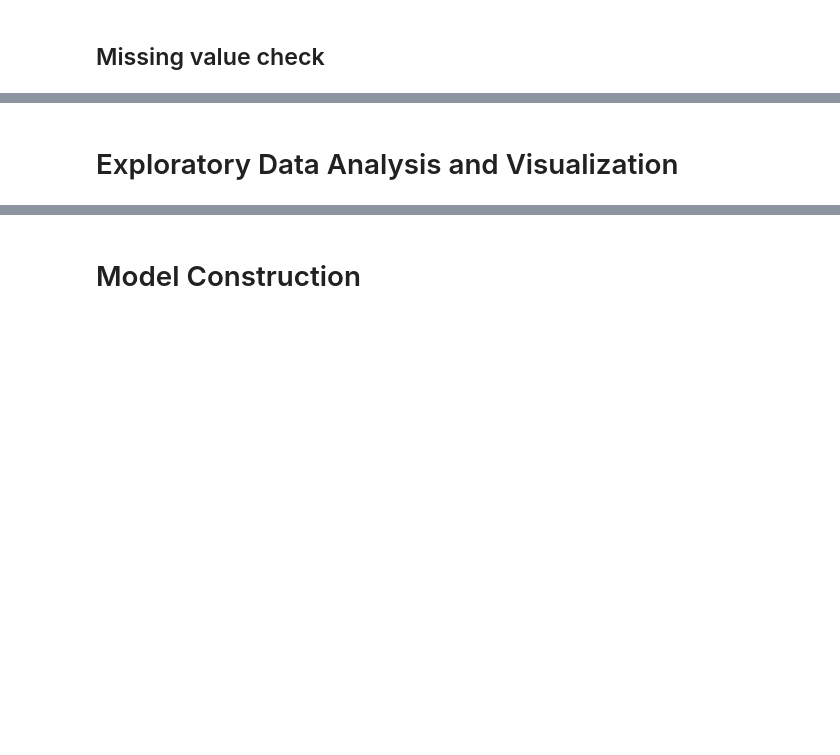
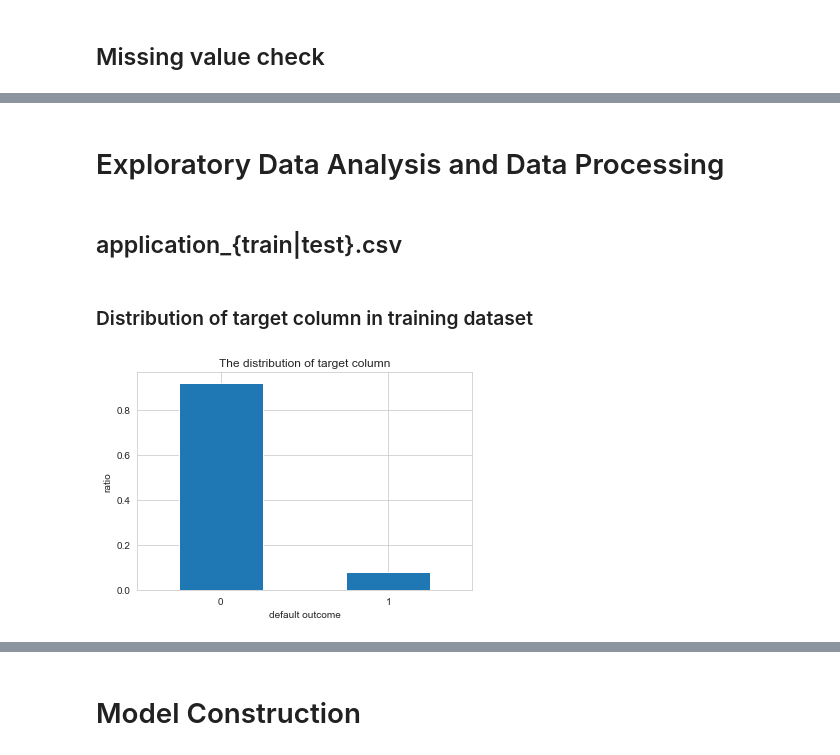
Before and after one commit to yybrother989/HomeCreditDefaultRisk, a Jupyter notebook: Capstone_Project-Home-Credit-Default-Risk_V0.1.ipynb, the cells around one changed output, grey strips where cells are left out. Drawn from its saved outputs; the diff is of its cells as text; code cells hidden in the pictures; blank space fills up the shorter version.

Commit message:
Added some visualizations and adjusted the layout

```diff
--- a/Capstone_Project-Home-Credit-Default-Risk_V0.1.ipynb
+++ b/Capstone_Project-Home-Credit-Default-Risk_V0.1.ipynb
@@ -399,2 +491,16 @@ missing_values_table(train_data)
 # %% [markdown]
-# Exploratory Data Analysis and Visualization
+# Exploratory Data Analysis and Data Processing
+# %% [markdown]
+## application_{train|test}.csv
+# %% [markdown]
+### Distribution of target column in training dataset
+# %%
+plt.figure()
+train_data['TARGET'].value_counts(normalize = True).plot(kind = 'bar')
+plt.title('The distribution of target column')
+plt.xlabel('default outcome')
+plt.ylabel('ratio')
+plt.xticks(rotation = 0)
+plt.show()
+# %% [output]
+[figure, added]
```
Also changed, not shown: parts of 61 cells of this notebook.
